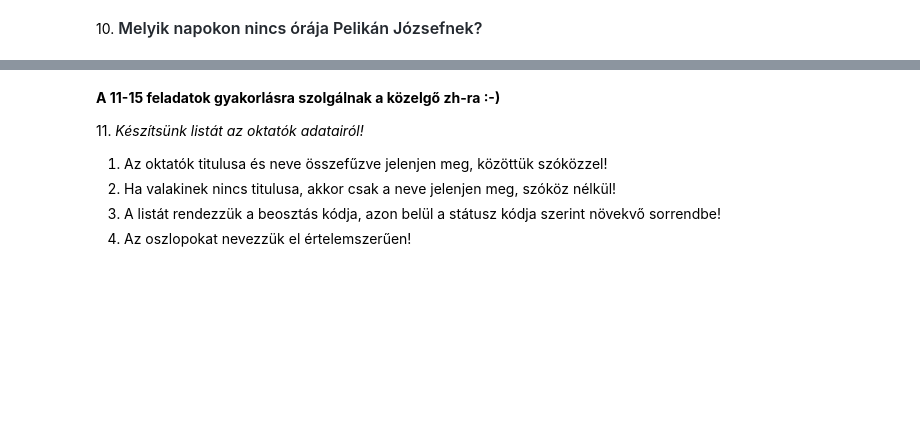
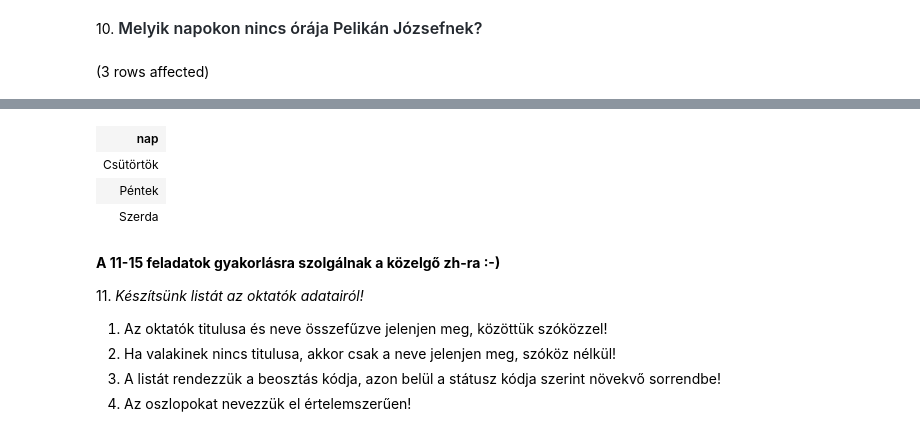
Before and after one commit to Botond1/Adatbazis, a Jupyter notebook: gyakorlat03_feladatok.ipynb, the cells around one changed output, grey strips where cells are left out. Cells and saved outputs as stored; diff of their text form; code cells hidden in the pictures; blank space fills up the shorter version.

```diff
--- a/gyakorlat03_feladatok.ipynb
+++ b/gyakorlat03_feladatok.ipynb
@@ -119,2 +178,14 @@ Total execution time: 00:00:00.006
 # %% [markdown]
 10. <span style="background-color: rgb(255, 255, 255); color: rgb(36, 41, 47); font-family: -apple-system, BlinkMacSystemFont, &quot;Segoe UI&quot;, Helvetica, Arial, sans-serif, &quot;Apple Color Emoji&quot;, &quot;Segoe UI Emoji&quot;; font-size: 16px; font-weight: 600;">Melyik napokon nincs órája Pelikán Józsefnek?</span>
+# %%
+SELECT n.nap
+FROM Napok n
+WHERE NOT EXISTS (
+    SELECT 1
+    FROM Orak o
+    JOIN Oktatok okt ON o.tanar = okt.oktato_id
+    WHERE okt.nev = 'Pelikán József' AND o.nap = n.nap_id
+)
+ORDER BY n.nap;
+# %% [output]
+(3 rows affected)
@@ -121,3 +193,7 @@ Total execution time: 00:00:00.006
+| nap |
+| Csütörtök |
+| Péntek |
+| Szerda |
 # %% [markdown]
 **A 11-15 feladatok gyakorlásra szolgálnak a közelgő zh-ra :-)**
 
```
Also changed, not shown: parts of 6 cells of this notebook.
